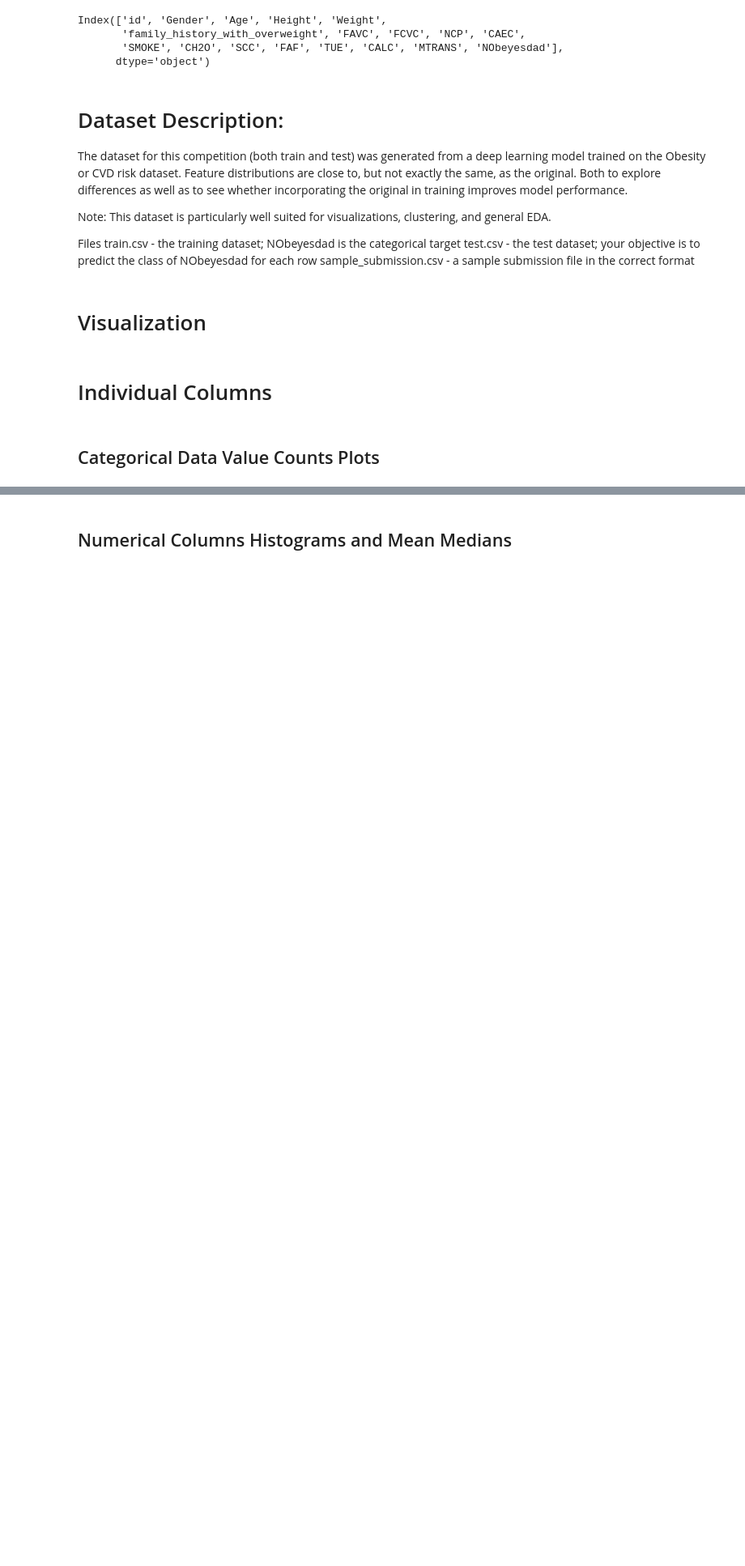
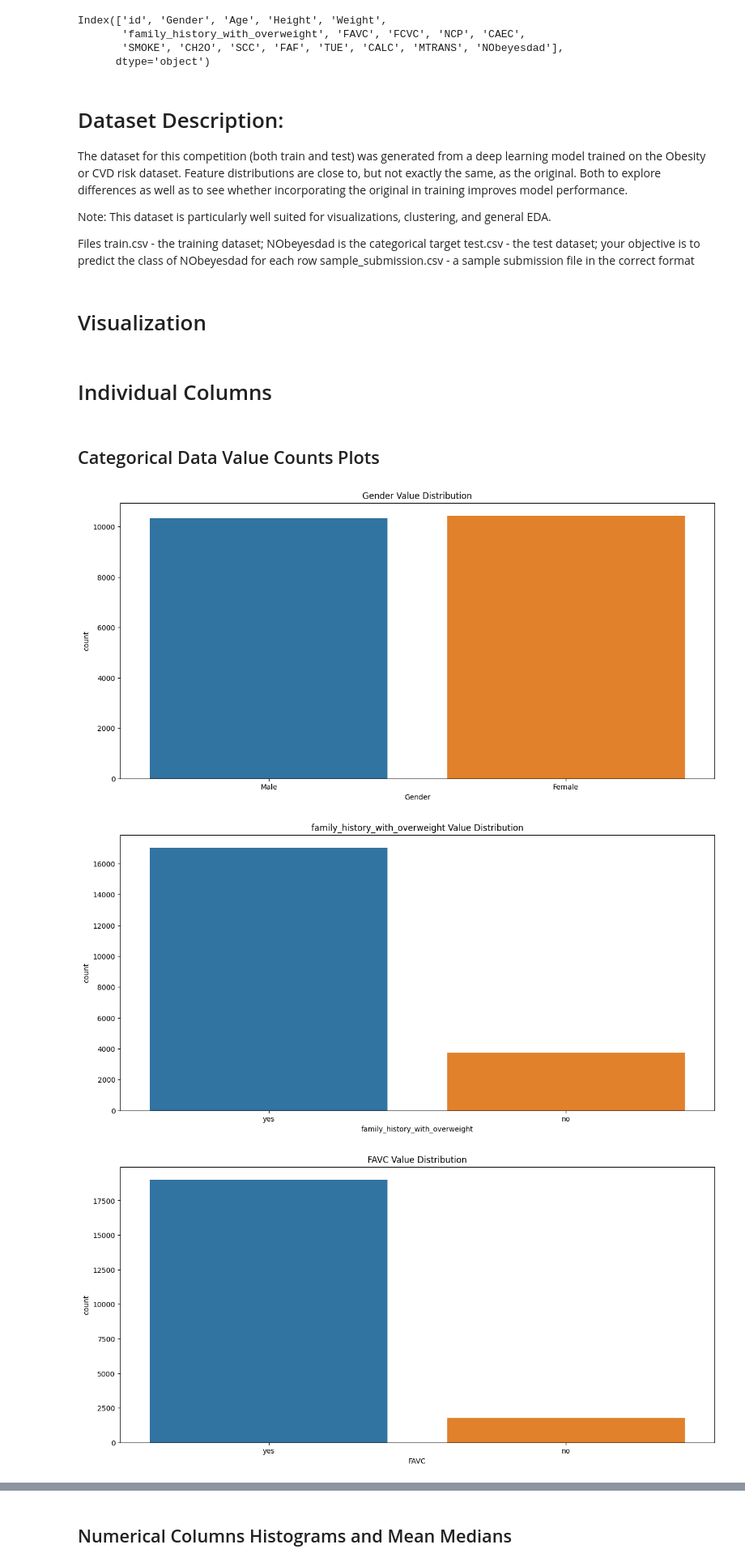
Before and after one commit to snajeebz/playground, a Jupyter notebook: multi-class-prediction-obesity-risk-catboost.ipynb, the cells around one changed output, grey strips where cells are left out. Shown at 81% size. Cells and saved outputs as stored; diff of their text form; code cells hidden in the pictures; blank space fills up the shorter version.

```diff
--- a/multi-class-prediction-obesity-risk-catboost.ipynb
+++ b/multi-class-prediction-obesity-risk-catboost.ipynb
@@ -142,7 +142,11 @@ num_cols=df[['Age','Height','Weight','FCVC','NCP','CH2O','FAF','TUE']]
 # %% [markdown]
 ## Categorical Data Value Counts Plots
 # %%
-#for col in cat_cols:
- #   plt.figure(figsize=[15,7])
-  #  sns.countplot(df,x=df[col]).set(title= col+' Value Distribution')
-   # plt.show()
+for col in cat_cols:
+   plt.figure(figsize=[15,7])
+   sns.countplot(df,x=df[col]).set(title= col+' Value Distribution')
+   plt.show()
+# %% [output]
+[figure, added]
+[figure, added]
+[figure, added]
```
Also changed, not shown: parts of 8 cells of this notebook.
